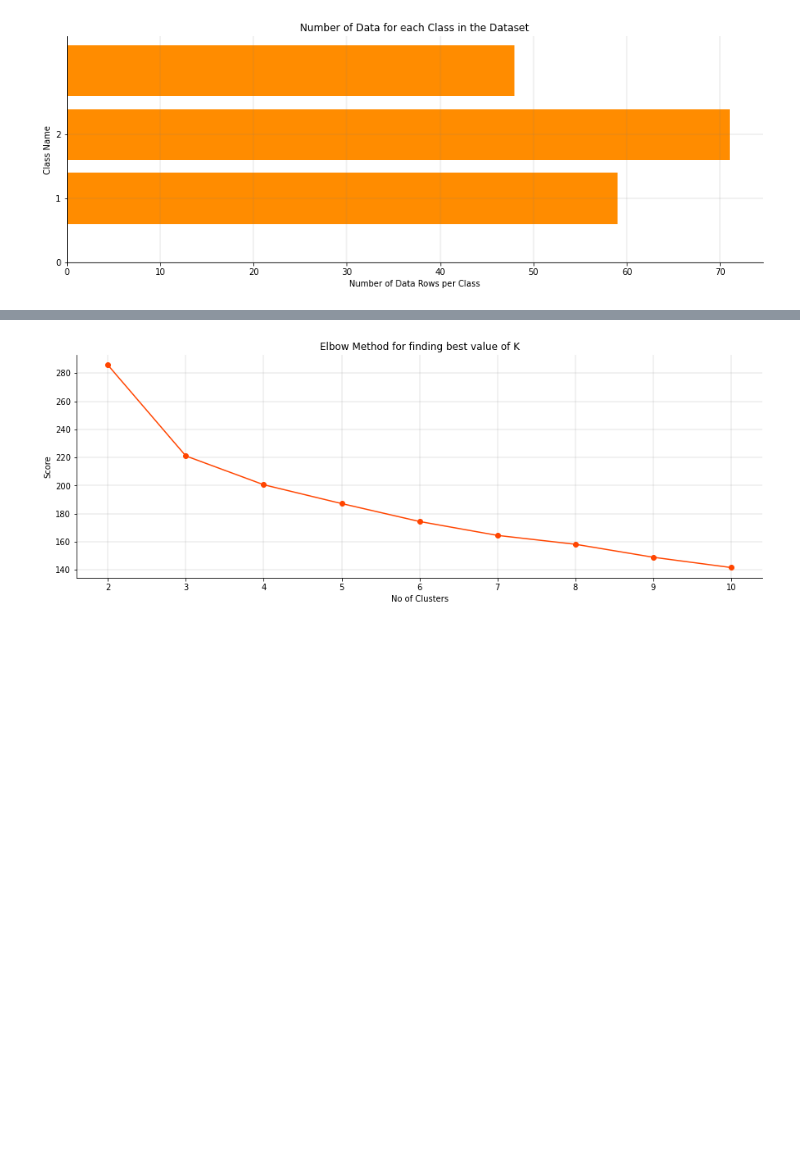
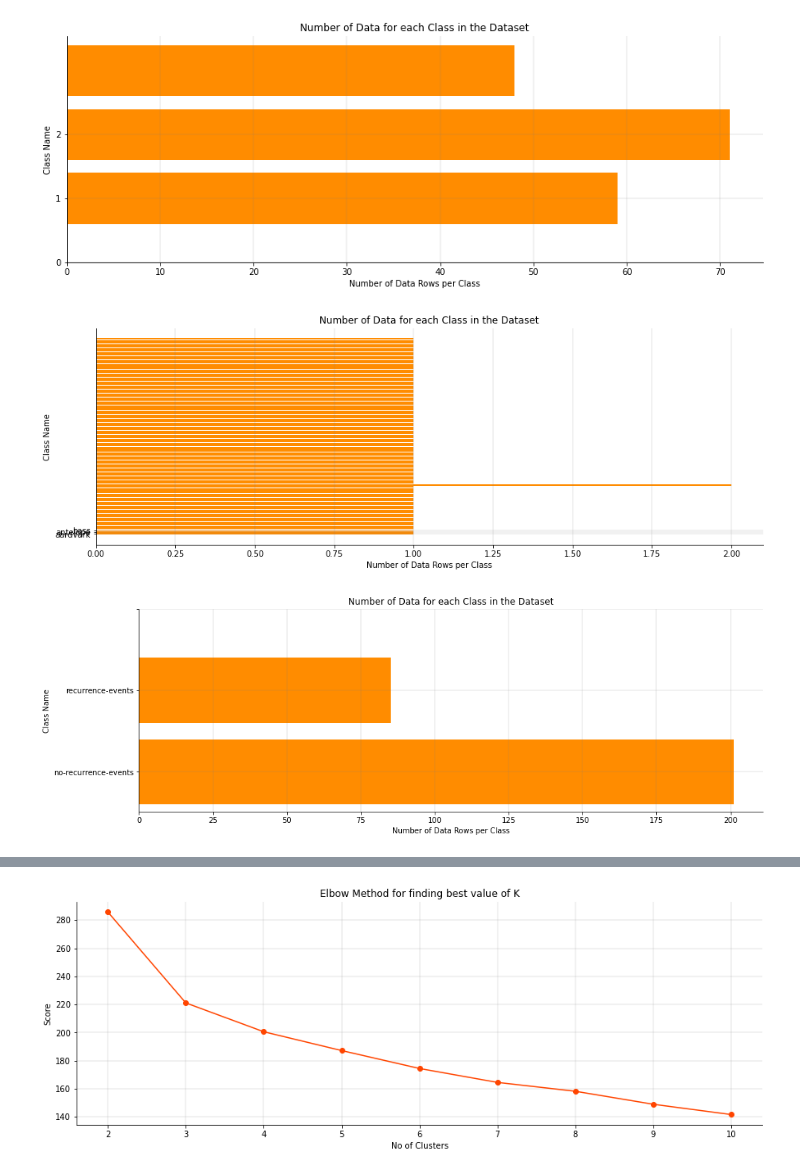
Before and after one commit to aroos0786/wordcount, a Jupyter notebook: python1234.ipynb, the cells around one changed output, grey strips where cells are left out. Drawn from its saved outputs; the diff is of its cells as text; code cells hidden in the pictures; blank space fills up the shorter version.

```diff
--- a/python1234.ipynb
+++ b/python1234.ipynb
@@ -155,6 +244,8 @@ Data Rows for each class:
 # %%
 # Dataset ki pre-processing
-wine_dataset = preprocess_dataset(wine_dataset, label_column="class")
+wine_dataset = datasets_preprocessing(wine_dataset, columns_label="class")
+zoo_dataset = datasets_preprocessing(zoo_dataset, columns_label="class")
+# breast_cancer_dataset = datasets_preprocessing(breast_cancer_dataset, columns_label= "class")
 # %% [output]
 |  | class | Alcohol | Malic acid | Ash | Alcalinity of ash | Magnesium | Total phenols | Flavanoids | ... |
 | 0 | 1 | 0.959541 | 0.294828 | 0.752322 | 0.520000 | 0.783951 | 0.721649 | 0.602362 | ... |
@@ -172,8 +276,12 @@ wine_dataset = preprocess_dataset(wine_dataset, label_column="class")
 # %%
 # Yeah function classes ko plot kkrny liye, ky class ki kitni entries hain
-plot_classes_chart(wine_dataset, label_column="class")
+ploting_charts_of_classes(wine_dataset, label_column="class")
+ploting_charts_of_classes(zoo_dataset, label_column="class")
+ploting_charts_of_classes(breast_cancer_dataset, label_column="class")
 # %% [output]
 [figure]
+[figure, added]
+[figure, added]
 # %%
 # Yeah imbalance dataset ka function, ab last parameter imbalance_percentage, jitna imbalance dataset chaiye
 # uski percentage likh dena. jesy yahn 65, tu yeh low imbalance, agar 75 kar do gy tu mid imbalance hu jaye ga
```
Also changed, not shown: parts of 20 cells of this notebook.
